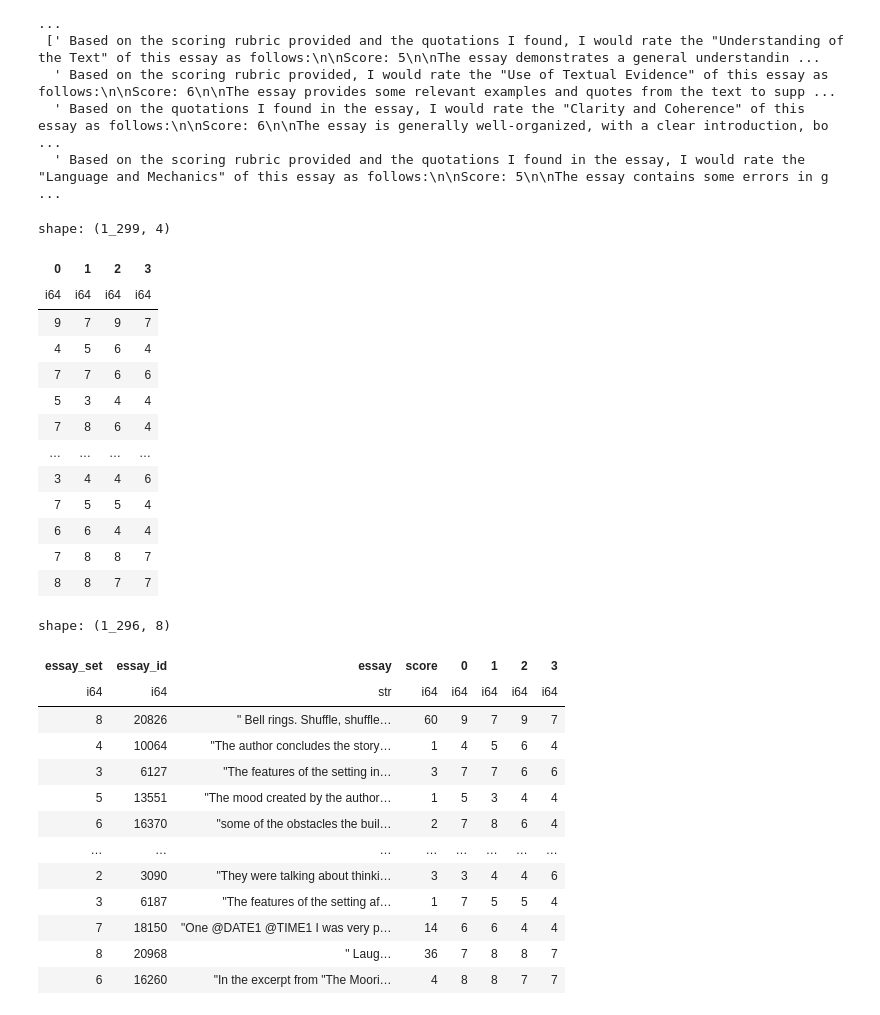
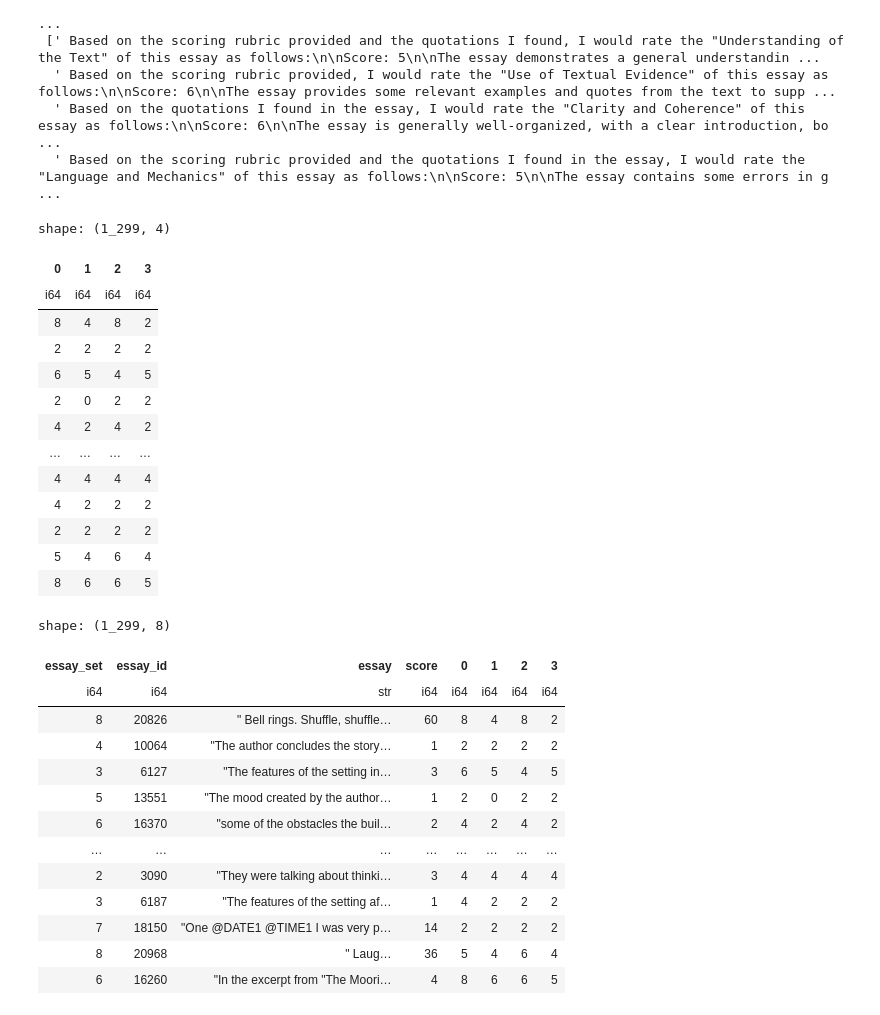
Before and after one commit to takumi0shibata/multi-trait-specification, a Jupyter notebook: scoring.ipynb, the cells around one changed output. Cells and saved outputs as stored; diff of their text form; code cells hidden in the pictures.

```diff
--- a/scoring.ipynb
+++ b/scoring.ipynb
@@ -185,23 +282,23 @@ outputs
   ' Based on the scoring rubric provided and the quotations I found in the essay, I would rate the "Language and Mechanics" of this essay as follows:\n\nScore: 5\n\nThe essay contains some errors in g ...
 # %%
 import polars as pl
-results = pl.read_csv("outputs/trait_scores_llama2_7B.csv")
+results = pl.read_csv("outputs/trait_scores_llama3_3B.csv")
 results[['0', '1', '2', '3']]
 # %% [output]
 shape: (1_299, 4)
 | 0 | 1 | 2 | 3 |
 | i64 | i64 | i64 | i64 |
-| 9 | 7 | 9 | 7 |
-| 4 | 5 | 6 | 4 |
-| 7 | 7 | 6 | 6 |
-| 5 | 3 | 4 | 4 |
-| 7 | 8 | 6 | 4 |
+| 8 | 4 | 8 | 2 |
+| 2 | 2 | 2 | 2 |
+| 6 | 5 | 4 | 5 |
+| 2 | 0 | 2 | 2 |
+| 4 | 2 | 4 | 2 |
 | … | … | … | … |
-| 3 | 4 | 4 | 6 |
-| 7 | 5 | 5 | 4 |
-| 6 | 6 | 4 | 4 |
-| 7 | 8 | 8 | 7 |
-| 8 | 8 | 7 | 7 |
+| 4 | 4 | 4 | 4 |
+| 4 | 2 | 2 | 2 |
+| 2 | 2 | 2 | 2 |
+| 5 | 4 | 6 | 4 |
+| 8 | 6 | 6 | 5 |
 # %%
 def drop_rows_with_negative_one(df):
     """
@@ -233,20 +330,20 @@ final = pl.concat([df, results[['0', '1', '2', '3']]], how='horizontal')
 final = drop_rows_with_negative_one(final)
 final
 # %% [output]
-shape: (1_296, 8)
+shape: (1_299, 8)
 | essay_set | essay_id | essay | score | 0 | 1 | 2 | 3 |
 | i64 | i64 | str | i64 | i64 | i64 | i64 | i64 |
-| 8 | 20826 | " Bell rings. Shuffle, shuffle… | 60 | 9 | 7 | 9 | 7 |
-| 4 | 10064 | "The author concludes the story… | 1 | 4 | 5 | 6 | 4 |
-| 3 | 6127 | "The features of the setting in… | 3 | 7 | 7 | 6 | 6 |
-| 5 | 13551 | "The mood created by the author… | 1 | 5 | 3 | 4 | 4 |
-| 6 | 16370 | "some of the obstacles the buil… | 2 | 7 | 8 | 6 | 4 |
+| 8 | 20826 | " Bell rings. Shuffle, shuffle… | 60 | 8 | 4 | 8 | 2 |
+| 4 | 10064 | "The author concludes the story… | 1 | 2 | 2 | 2 | 2 |
+| 3 | 6127 | "The features of the setting in… | 3 | 6 | 5 | 4 | 5 |
+| 5 | 13551 | "The mood created by the author… | 1 | 2 | 0 | 2 | 2 |
+| 6 | 16370 | "some of the obstacles the buil… | 2 | 4 | 2 | 4 | 2 |
 | … | … | … | … | … | … | … | … |
-| 2 | 3090 | "They were talking about thinki… | 3 | 3 | 4 | 4 | 6 |
-| 3 | 6187 | "The features of the setting af… | 1 | 7 | 5 | 5 | 4 |
-| 7 | 18150 | "One @DATE1 @TIME1 I was very p… | 14 | 6 | 6 | 4 | 4 |
-| 8 | 20968 | " Laug… | 36 | 7 | 8 | 8 | 7 |
-| 6 | 16260 | "In the excerpt from "The Moori… | 4 | 8 | 8 | 7 | 7 |
+| 2 | 3090 | "They were talking about thinki… | 3 | 4 | 4 | 4 | 4 |
+| 3 | 6187 | "The features of the setting af… | 1 | 4 | 2 | 2 | 2 |
+| 7 | 18150 | "One @DATE1 @TIME1 I was very p… | 14 | 2 | 2 | 2 | 2 |
+| 8 | 20968 | " Laug… | 36 | 5 | 4 | 6 | 4 |
+| 6 | 16260 | "In the excerpt from "The Moori… | 4 | 8 | 6 | 6 | 5 |
 # %%
 final.describe()
 # %% [output]
```
Also changed, not shown: parts of 10 cells of this notebook, 13 other files.
